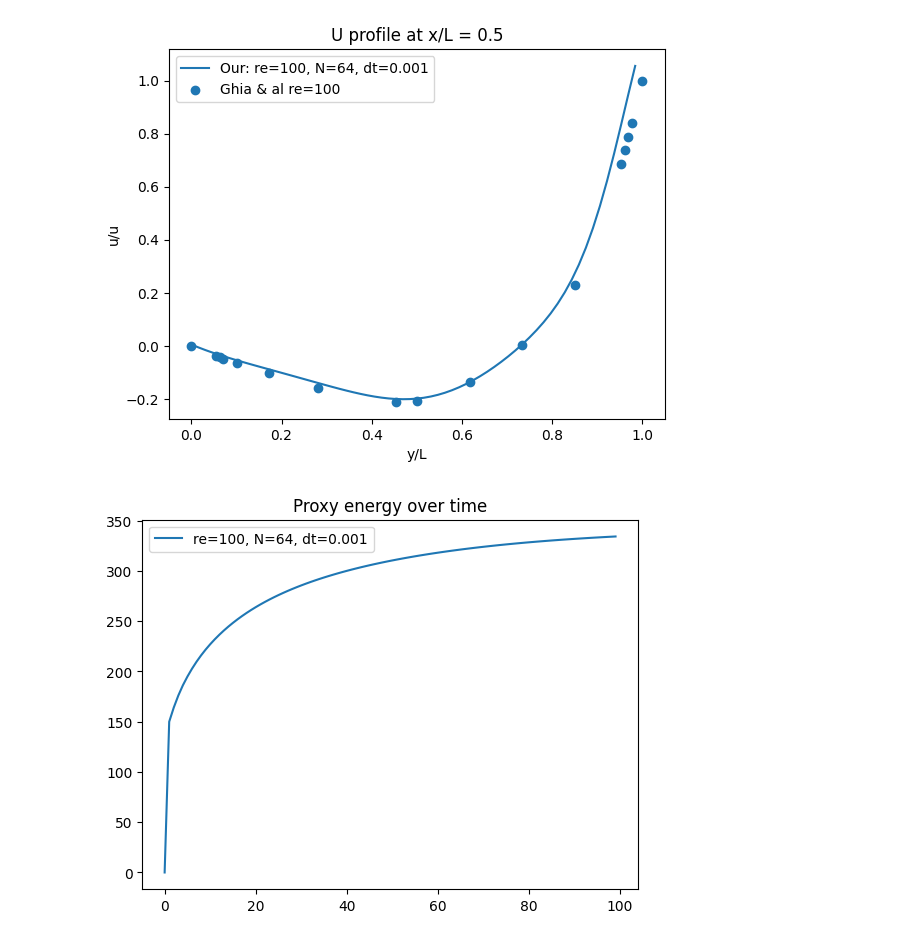
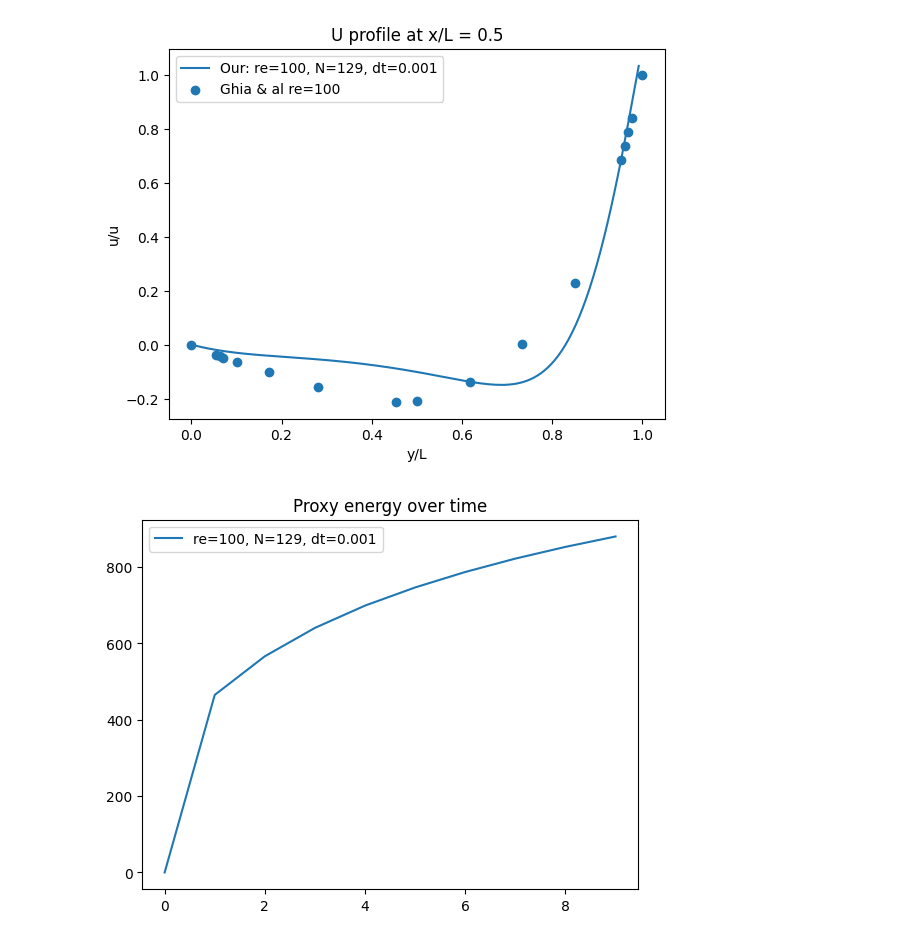
Before and after one commit to kz2wd/CFD-Solver, a Jupyter notebook: C/analyse_c_out.ipynb, the cells around one changed output. Cells and saved outputs as stored; diff of their text form; code cells hidden in the pictures.

```diff
--- a/C/analyse_c_out.ipynb
+++ b/C/analyse_c_out.ipynb
@@ -37,14 +37,14 @@ def profile_at_time(snapshot, re, X, dx, dt, K, add_ref_data=True, auto_plot=Tru
         plt.show()
 # %%
 re = 100
-X = 64
+X = 129
 dx = 1.0 / float(X)
 dt = 1e-3
 K = 1
 
-profile_at_time(run[99], re, X, dx, dt, K)
+profile_at_time(run[8], re, X, dx, dt, K)
 # %% [output]
-[figure, old version]
+[figure, new version]
 # %%
 def energy_over_time(u, re, X, dt, auto_plot=True, **kwargs):
 
@@ -59,7 +59,7 @@ def energy_over_time(u, re, X, dt, auto_plot=True, **kwargs):
 
 energy_over_time(run, re, X, dt)
 # %% [output]
-[figure, old version]
+[figure, new version]
 # %%
 import napari
 u = np.swapaxes(run, 1, 2)  # invert axe for napari
```
Also changed, not shown: parts of 4 cells of this notebook, 6 other files.
